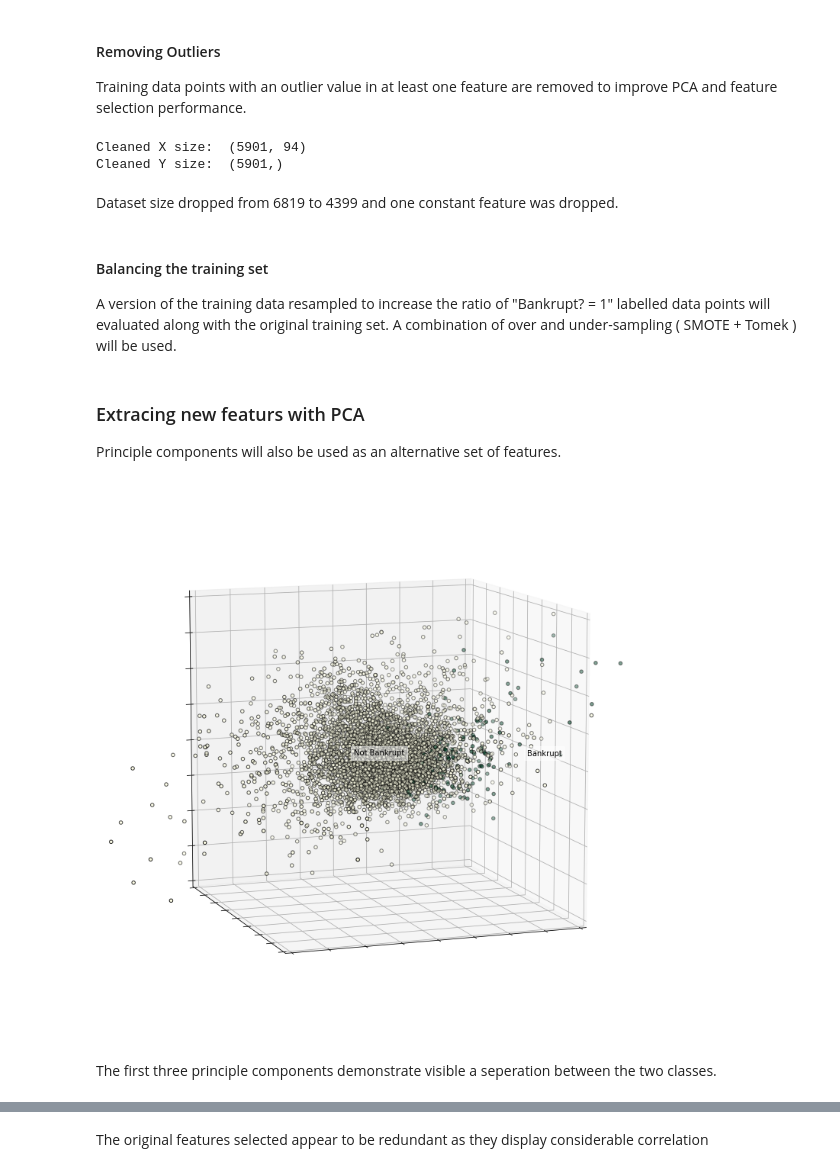
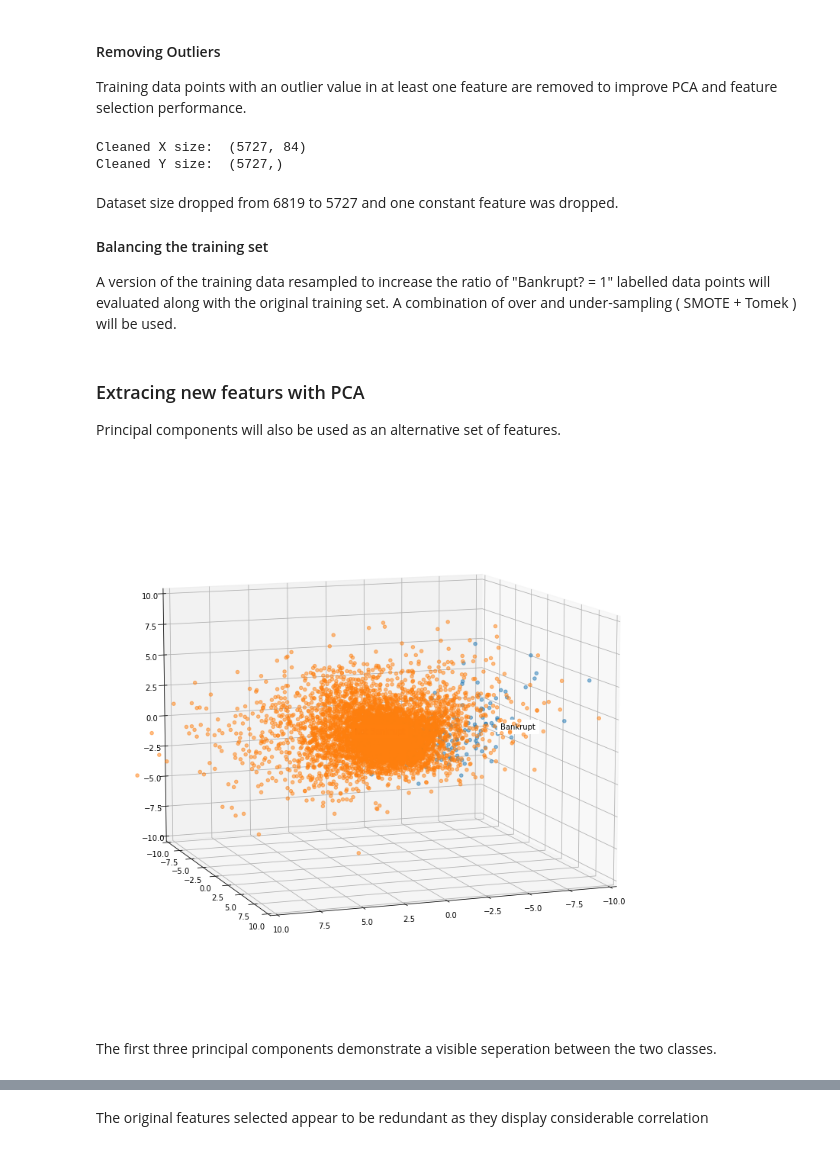
Before and after one commit to Ertugrulmert/Company-Bankruptcy-Estimation, a Jupyter notebook: Company_Bankruptcy_Prediction.ipynb, the cells around one changed output, grey strips where cells are left out. Saved outputs shown, nothing was run; the diff lists cells and outputs as text; code cells hidden in the pictures.

```diff
--- a/Company_Bankruptcy_Prediction.ipynb
+++ b/Company_Bankruptcy_Prediction.ipynb
@@ -38,2 +33,5 @@ df = pd.read_csv("/content/drive/MyDrive/Data Projects/data.csv")
+# %%
+#Loading the data
+df_unclean = pd.read_csv("/kaggle/input/company-bankruptcy-prediction/data.csv")
 # %% [markdown]
 ## General structure of the dataset
@@ -143,0 +204,8 @@ One thing to point out is that there are groups of features that appear highly c
+# %%
+df =df_unclean.drop([' Net Value Per Share (B)',' Net Value Per Share (A)',
+              ' Realized Sales Gross Margin',' Gross Profit to Sales',
+              ' Operating Profit Per Share (Yuan ¥)',' Pre-tax net Interest Rate',
+              ' After-tax Net Profit Growth Rate', ' Current Liabilities/Liability',
+              ' Current Liabilities/Equity',' Net worth/Assets'], axis=1)
+
+df.shape
@@ -220,18 +274,18 @@ X_cv_unclean,X_test,Y_cv_unclean,Y_test  = train_test_split(X_scaled, Y, test_si
 #### Removing Outliers
 Training data points with an outlier value in at least one feature are removed to improve PCA and feature selection performance.
 # %%
-#removing outliers
-Y_cv = Y_cv_unclean[(np.abs(stats.zscore(X_cv_unclean)) < 10).all(axis=1)]
-X_cv = X_cv_unclean[(np.abs(stats.zscore(X_cv_unclean)) < 10).all(axis=1)]
+#removing outliers (only the most fringe ~900 sampels removed)
+Y_cv = Y_cv_unclean[(np.abs(stats.zscore(X_cv_unclean)) < 7).all(axis=1)]
+X_cv = X_cv_unclean[(np.abs(stats.zscore(X_cv_unclean)) < 7).all(axis=1)]
 
 print("Cleaned X size: ", X_cv.shape)
 print("Cleaned Y size: ", Y_cv.shape)
 # %% [output]
-Cleaned X size:  (5901, 94)
-Cleaned Y size:  (5901,)
+Cleaned X size:  (5727, 84)
+Cleaned Y size:  (5727,)
-# %% [markdown]
-Dataset size dropped from 6819 to 4399 and one constant feature was dropped.
 # %% [markdown]
+Dataset size dropped from 6819 to 5727 and one constant feature was dropped.
+
 #### Balancing the training set
 
 A version of the training data resampled to increase the ratio of "Bankrupt? = 1" labelled data points will evaluated along with the original training set. A combination of over and under-sampling ( SMOTE + Tomek ) will be used.
@@ -241,45 +295,39 @@ X_smt, y_smt = smt.fit_sample(X_cv, Y_cv)
 # %% [markdown]
 ### Extracing new featurs with PCA
 
-Principle components will also be used as an alternative set of features.
+Principal components will also be used as an alternative set of features.
+# %%
+pca = decomposition.PCA(n_components=60)
+pca.fit(X_cv)
+X_PCA = pca.transform(X_cv)
 # %%
 fig = plt.figure(1, figsize=(10, 10))
-plt.clf()
 ax = Axes3D(fig, rect=[0, 0, 1, 1], elev=10, azim=70, autoscale_on=True)
 
-plt.cla()
 pca = decomposition.PCA(n_components=60)
 pca.fit(X_cv)
 X_PCA = pca.transform(X_cv)
 
+ax.scatter(X_PCA[Y_cv == 1, 0], X_PCA[Y_cv == 1, 1], X_PCA[Y_cv == 1, 2],alpha= 0.5)
+ax.scatter(X_PCA[Y_cv == 0, 0], X_PCA[Y_cv == 0, 1], X_PCA[Y_cv == 0, 2],alpha= 0.5)
+
 for name, label in [('Bankrupt', 1), ('Not Bankrupt', 0)]:
-    ax.text3D(X_PCA[Y_cv == label, 0].mean()*2.2,
-              X_PCA[Y_cv == label, 1].mean()*3,
+    ax.text3D(X_PCA[Y_cv == label, 0].mean()*2,
+              X_PCA[Y_cv == label, 1].mean()*2,
               X_PCA[Y_cv == label, 2].mean()*2,
                name,
               horizontalalignment='center',
-              bbox=dict(alpha=.5, edgecolor='w', facecolor='w'))
-
-
-ax.scatter(X_PCA[:, 0], X_PCA[:, 1], X_PCA[:, 2], c=Y_cv, cmap='YlGn',
-           edgecolor='k')
+              bbox=dict(alpha=1, edgecolor='w', facecolor='w'))
 
 ax.set_xlim(-10,10)
-
 ax.set_ylim(-10,10)
-
 ax.set_zlim(-10,10)
 
-
-ax.w_xaxis.set_ticklabels([])
-ax.w_yaxis.set_ticklabels([])
-ax.w_zaxis.set_ticklabels([])
-
 plt.show()
 # %% [output]
-[figure, old version]
+[figure, new version]
 # %% [markdown]
-The first three principle components demonstrate visible a seperation between the two classes.
+The first three principal components demonstrate a visible seperation between the two classes.
 # %%
 explained_variance = pca.explained_variance_ratio_
 print('Explained variation per principal component: {}'.format(explained_variance))
```
Also changed, not shown: parts of 50 cells of this notebook.
